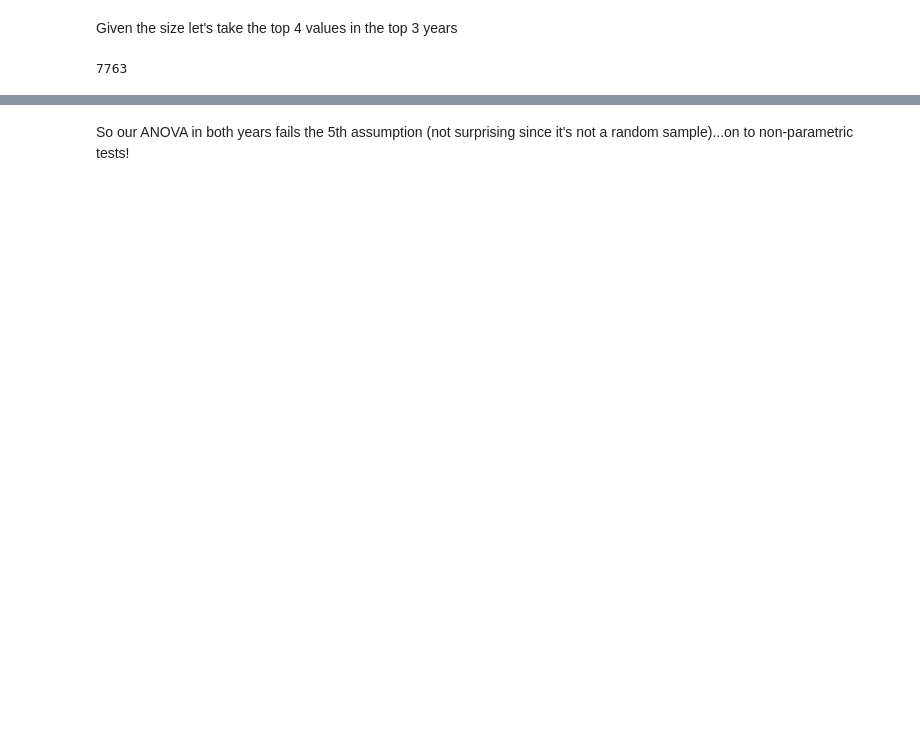
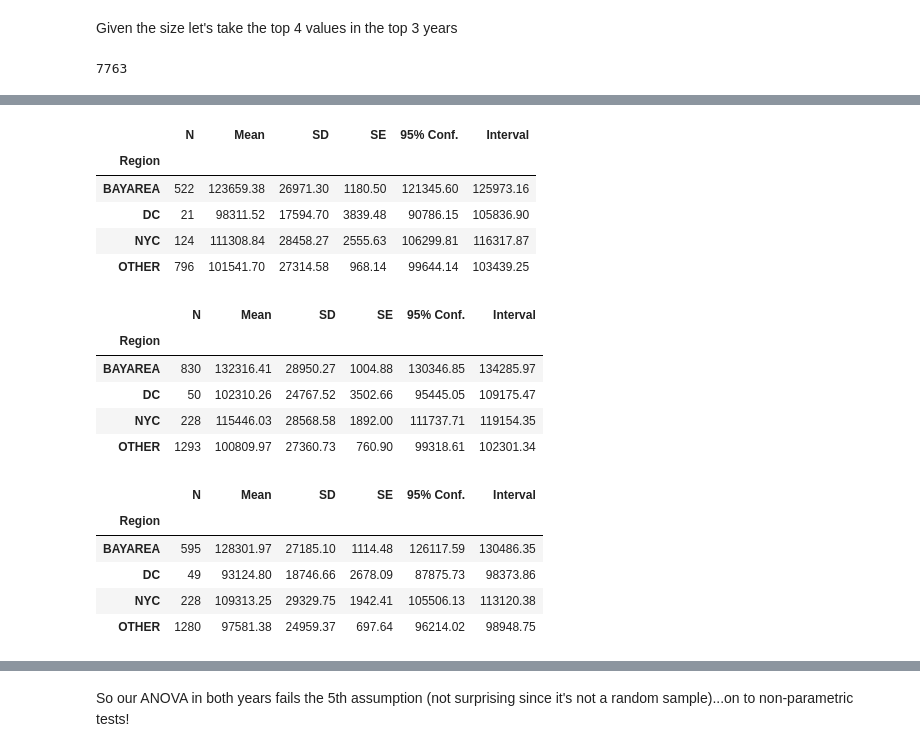
Before and after one commit to Jaboola9/Data_Scientist_Salaries_USA, a Jupyter notebook: ANOVA_testing.ipynb, the cells around one changed output, grey strips where cells are left out. Saved outputs shown, nothing was run; the diff lists cells and outputs as text; code cells hidden in the pictures; blank space fills up the shorter version.

```diff
--- a/ANOVA_testing.ipynb
+++ b/ANOVA_testing.ipynb
@@ -199,0 +254,23 @@ len(h1b1)
+# %%
+for year in recent_years:
+    top_4_roles_year = slice_by_year(top_4_roles_all_years,year)
+    display(rp.summary_cont(top_4_roles_year.groupby(['Region']))['Salary'].round(2))
+# %% [output]
+|  | N | Mean | SD | SE | 95% Conf. | Interval |
+| Region |  |  |  |  |  |  |
+| BAYAREA | 522 | 123659.38 | 26971.30 | 1180.50 | 121345.60 | 125973.16 |
+| DC | 21 | 98311.52 | 17594.70 | 3839.48 | 90786.15 | 105836.90 |
+| NYC | 124 | 111308.84 | 28458.27 | 2555.63 | 106299.81 | 116317.87 |
+| OTHER | 796 | 101541.70 | 27314.58 | 968.14 | 99644.14 | 103439.25 |
+|  | N | Mean | SD | SE | 95% Conf. | Interval |
+| Region |  |  |  |  |  |  |
+| BAYAREA | 830 | 132316.41 | 28950.27 | 1004.88 | 130346.85 | 134285.97 |
+| DC | 50 | 102310.26 | 24767.52 | 3502.66 | 95445.05 | 109175.47 |
+| NYC | 228 | 115446.03 | 28568.58 | 1892.00 | 111737.71 | 119154.35 |
+| OTHER | 1293 | 100809.97 | 27360.73 | 760.90 | 99318.61 | 102301.34 |
+|  | N | Mean | SD | SE | 95% Conf. | Interval |
+| Region |  |  |  |  |  |  |
+| BAYAREA | 595 | 128301.97 | 27185.10 | 1114.48 | 126117.59 | 130486.35 |
+| DC | 49 | 93124.80 | 18746.66 | 2678.09 | 87875.73 | 98373.86 |
+| NYC | 228 | 109313.25 | 29329.75 | 1942.41 | 105506.13 | 113120.38 |
+| OTHER | 1280 | 97581.38 | 24959.37 | 697.64 | 96214.02 | 98948.75 |
```
Also changed, not shown: parts of 45 cells of this notebook.
